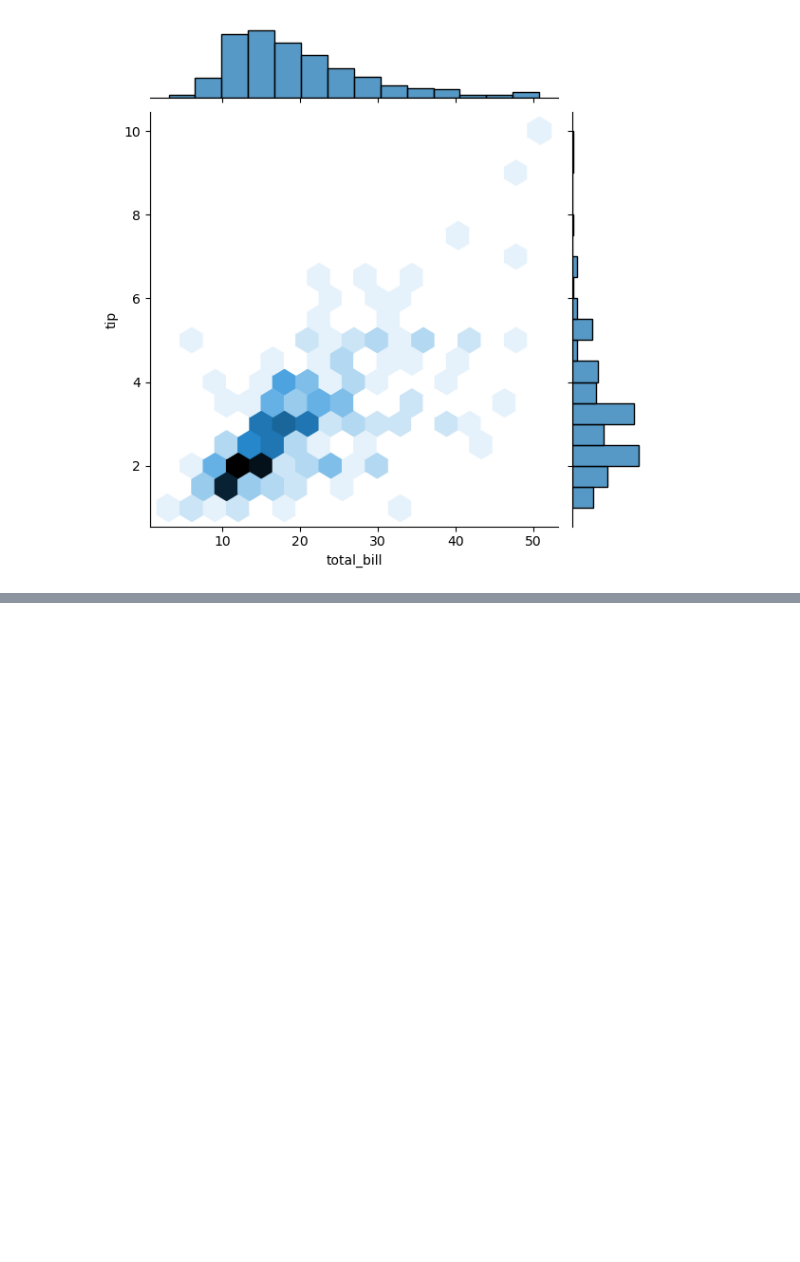
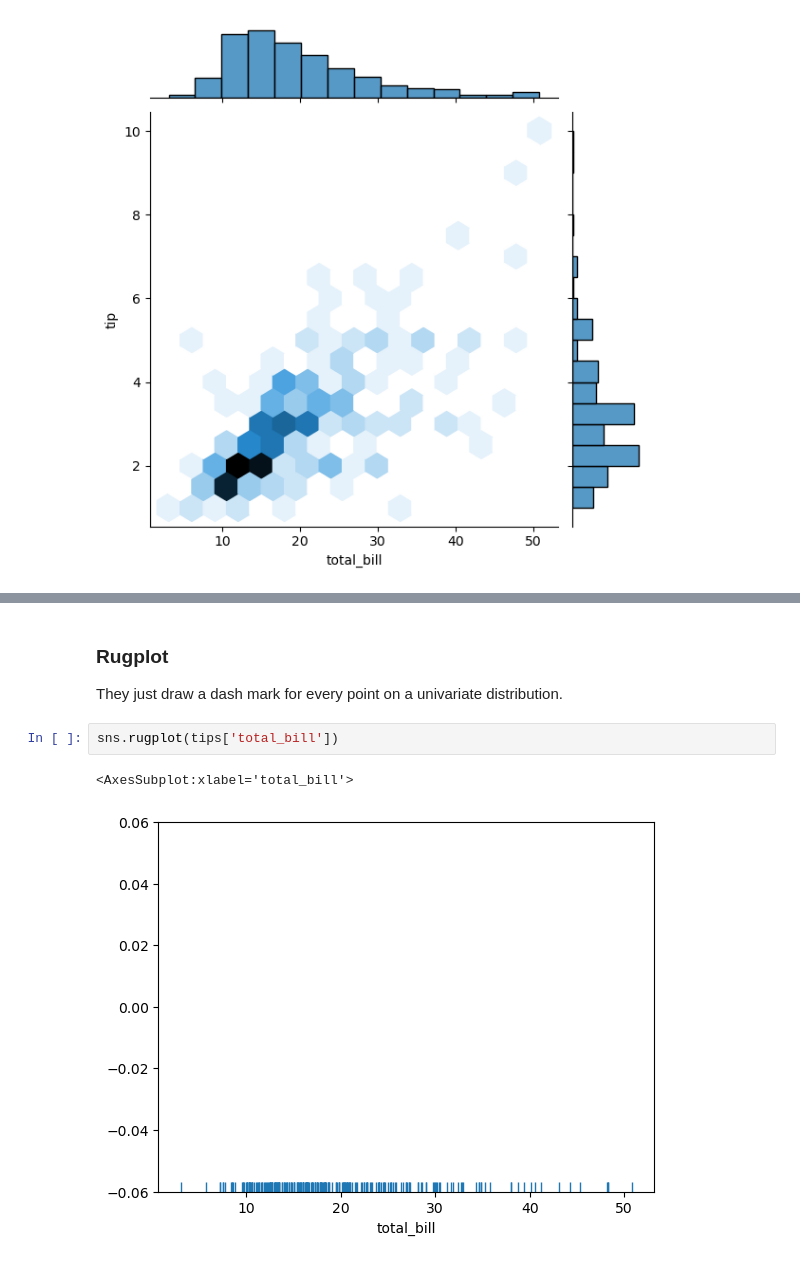
Before and after one commit to SiddheshDaphane/Python-for-data-science-and-machine-learning, a Jupyter notebook: 5. Seaborn.ipynb, the cells around one changed output, grey strips where cells are left out. Drawn from its saved outputs; the diff is of its cells as text; blank space fills up the shorter version.

```diff
--- a/5. Seaborn.ipynb
+++ b/5. Seaborn.ipynb
@@ -60,0 +74,8 @@ sns.jointplot(x='total_bill', y='tip', data=tips, kind='hex')
+# %% [markdown]
+### Rugplot
+They just draw a dash mark for every point on a univariate distribution.
+# %%
+sns.rugplot(tips['total_bill'])
+# %% [output]
+<AxesSubplot:xlabel='total_bill'>
+[figure, added]
```
Also changed, not shown: parts of 8 cells of this notebook.
